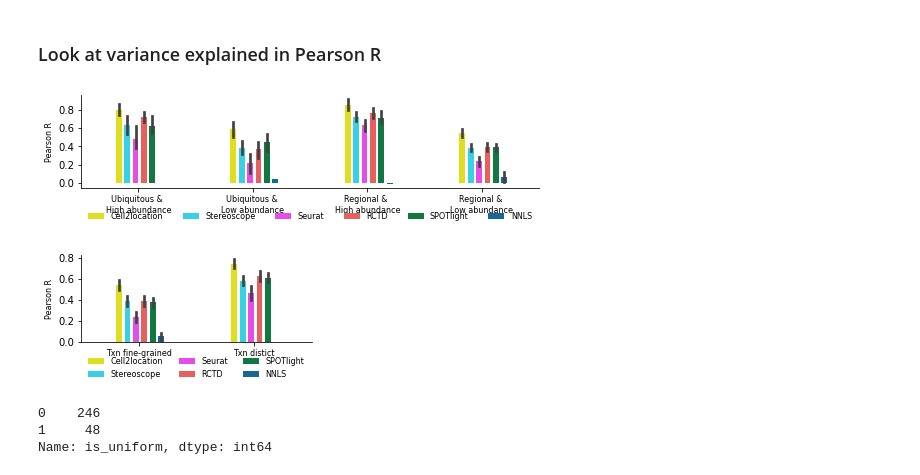
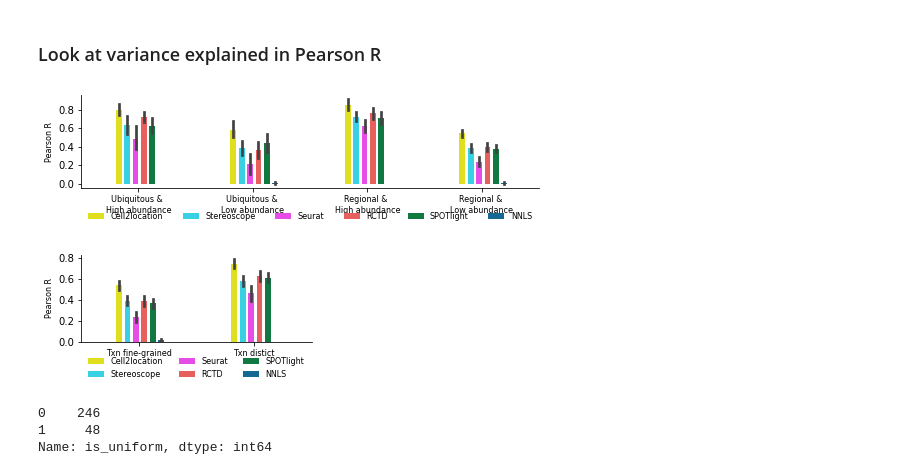
Before and after one commit to vitkl/cell2location_paper, a Jupyter notebook: notebooks/benchmarking/Fig1BCDE_FigS1S2S3_synthetic_data_improved_revision4_plots.ipynb, the cells around one changed output. Drawn from its saved outputs; the diff is of its cells as text; code cells hidden in the pictures.

Commit message:
synthetic R (fixing NA), hyperparameter analysis plots

```diff
--- a/notebooks/benchmarking/Fig1BCDE_FigS1S2S3_synthetic_data_improved_revision4_plots.ipynb
+++ b/notebooks/benchmarking/Fig1BCDE_FigS1S2S3_synthetic_data_improved_revision4_plots.ipynb
@@ -1394,6 +1394,7 @@ for df, method in zip(cell_prop_dfs, method_names):
 
     dfs_detailed.append(df_detailed)
 pr_data_values = pd.concat(dfs_detailed)
+pr_data_values = pr_data_values.fillna(0)
 
 pr_data_values['Fig1_categories'] = ''
 pr_data_values.loc[(pr_data_values['is_uniform'].astype(bool))
@@ -1440,34 +1441,34 @@ def plot_boxplot_prc(x, y="value", n_leged_col=6):
     #            fontsize=15, frameon=False);
 
     lgnd = plt.legend(loc='center', bbox_to_anchor=(0, -0.45,  1, 0.3), mode='expand', ncol=n_leged_col,
                fontsize=8, frameon=False);
 
     # for handle in lgnd.legendHandles:
     #     handle.set_height(20)
     #     handle.set_width(40)
     #     handle.set_y(-4)
     #
     plt.tight_layout();
 
     g.spines['right'].set_visible(False)
     g.spines['top'].set_visible(False)
 
     ax = plt.gca()
     ax.set_yticks([0, 0.2, 0.4, 0.6, 0.8])
     # plt.savefig(fig_path + '/barplot_by_category_with_label.pdf', bbox_inches='tight')
 
 
 plt.figure(figsize=(7.25, 2.2))
 plot_boxplot_prc('Fig1_categories', n_leged_col=6)
 plt.savefig(fig_path + '/barplot_Fig1_abundance_categories_Pearson_R.pdf', bbox_inches='tight')
 plt.show()
 
 plt.figure(figsize=(4., 2.2))
 plot_boxplot_prc('Fig1_txn_categories', n_leged_col=3)
 plt.savefig(fig_path + '/barplot_Fig1_txn_categories_Pearson_R.pdf', bbox_inches='tight')
 plt.show()
 # %% [output]
-[figure, old version]
+[figure, new version]
 [figure]
 # %%
 pr_data_values['is_uniform'].value_counts()
```
Also changed, not shown: parts of 4 cells of this notebook, 10 other files.
